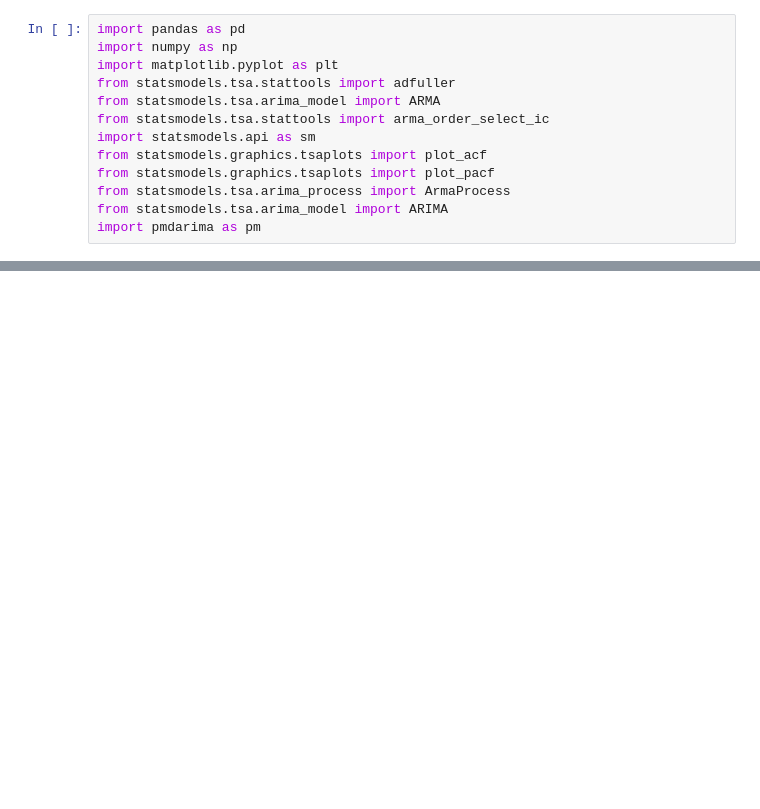
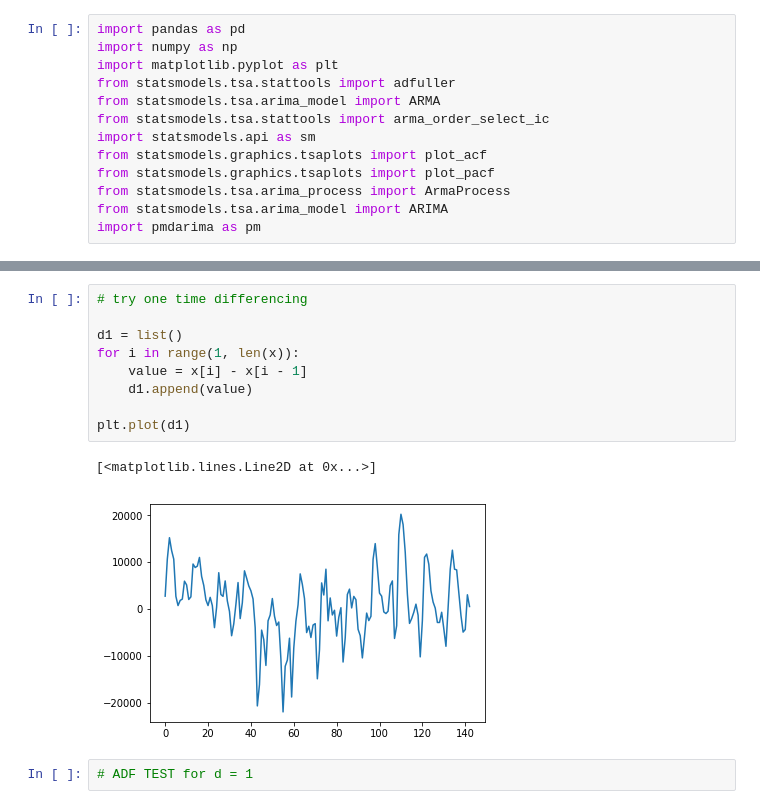
Before and after one commit to hannahlyon/ts-project, a Jupyter notebook: project.ipynb, the cells around one changed output, grey strips where cells are left out. Cells and saved outputs as stored; diff of their text form; blank space fills up the shorter version.

```diff
--- a/project.ipynb
+++ b/project.ipynb
@@ -33,0 +44,14 @@ plt.plot(df['Median_Sold_Price'])
+# %%
+# try one time differencing
+
+d1 = list()
+for i in range(1, len(x)):
+    value = x[i] - x[i - 1]
+    d1.append(value)
+
+plt.plot(d1)
+# %% [output]
+[<matplotlib.lines.Line2D at 0x...>]
+[figure, added]
+# %%
+# ADF TEST for d = 1
```
Also changed, not shown: parts of 4 cells of this notebook.
